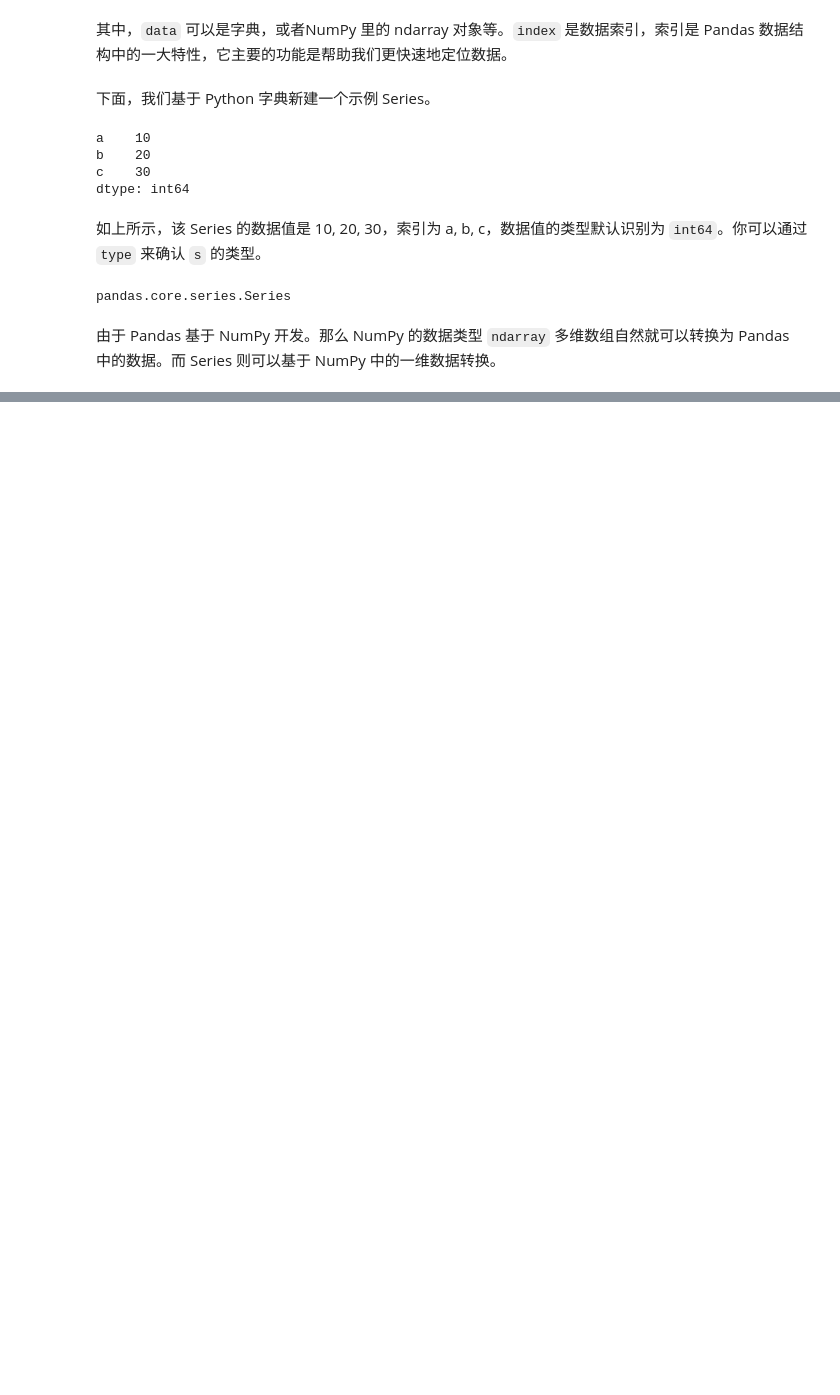
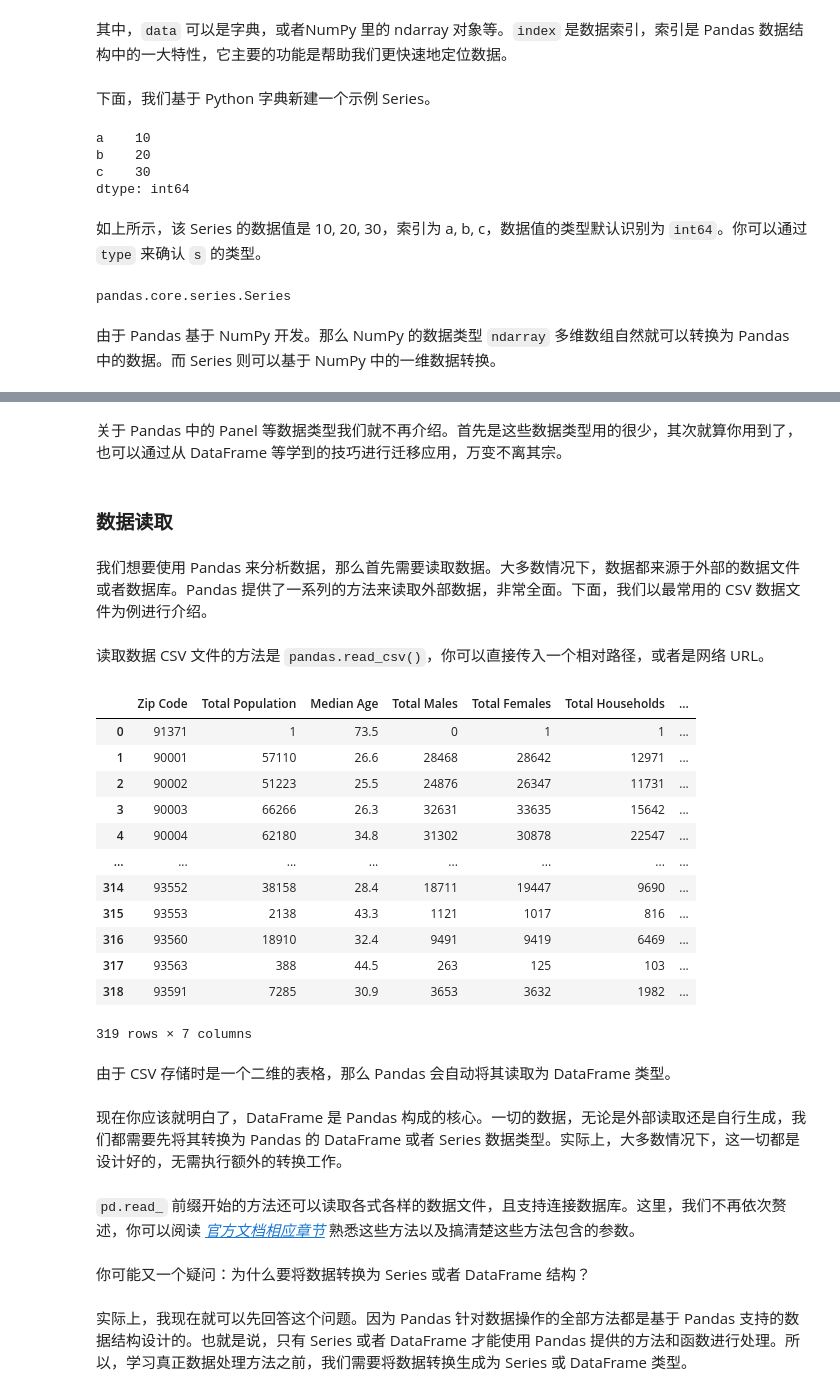
Before and after one commit to KingsleyCheng2021/Python, a Jupyter notebook: Pandas.ipynb, the cells around one changed output, grey strips where cells are left out. Saved outputs shown, nothing was run; the diff lists cells and outputs as text; code cells hidden in the pictures; blank space fills up the shorter version.

```diff
--- a/Pandas.ipynb
+++ b/Pandas.ipynb
@@ -61,0 +151,35 @@ pandas.core.series.Series
+# %% [markdown]
+关于 Pandas 中的 Panel 等数据类型我们就不再介绍。首先是这些数据类型用的很少，其次就算你用到了，也可以通过从 DataFrame 等学到的技巧进行迁移应用，万变不离其宗。
+# %% [markdown]
+### 数据读取
+# %% [markdown]
+我们想要使用 Pandas 来分析数据，那么首先需要读取数据。大多数情况下，数据都来源于外部的数据文件或者数据库。Pandas 提供了一系列的方法来读取外部数据，非常全面。下面，我们以最常用的 CSV 数据文件为例进行介绍。
+# %% [markdown]
+读取数据 CSV 文件的方法是 `pandas.read_csv()`，你可以直接传入一个相对路径，或者是网络 URL。
+# %%
+df = pd.read_csv("files/Pandas/los_census.csv")
+df
+# %% [output]
+|  | Zip Code | Total Population | Median Age | Total Males | Total Females | Total Households | ... |
+| 0 | 91371 | 1 | 73.5 | 0 | 1 | 1 | ... |
+| 1 | 90001 | 57110 | 26.6 | 28468 | 28642 | 12971 | ... |
+| 2 | 90002 | 51223 | 25.5 | 24876 | 26347 | 11731 | ... |
+| 3 | 90003 | 66266 | 26.3 | 32631 | 33635 | 15642 | ... |
+| 4 | 90004 | 62180 | 34.8 | 31302 | 30878 | 22547 | ... |
+| ... | ... | ... | ... | ... | ... | ... | ... |
+| 314 | 93552 | 38158 | 28.4 | 18711 | 19447 | 9690 | ... |
+| 315 | 93553 | 2138 | 43.3 | 1121 | 1017 | 816 | ... |
+| 316 | 93560 | 18910 | 32.4 | 9491 | 9419 | 6469 | ... |
+| 317 | 93563 | 388 | 44.5 | 263 | 125 | 103 | ... |
+| 318 | 93591 | 7285 | 30.9 | 3653 | 3632 | 1982 | ... |
+319 rows × 7 columns
+# %% [markdown]
+由于 CSV 存储时是一个二维的表格，那么 Pandas 会自动将其读取为 DataFrame 类型。
+# %% [markdown]
+现在你应该就明白了，DataFrame 是 Pandas 构成的核心。一切的数据，无论是外部读取还是自行生成，我们都需要先将其转换为 Pandas 的 DataFrame 或者 Series 数据类型。实际上，大多数情况下，这一切都是设计好的，无需执行额外的转换工作。
+# %% [markdown]
+`pd.read_` 前缀开始的方法还可以读取各式各样的数据文件，且支持连接数据库。这里，我们不再依次赘述，你可以阅读 [<i> 官方文档相应章节</i>](https://pandas.pydata.org/pandas-docs/stable/reference/io.html) 熟悉这些方法以及搞清楚这些方法包含的参数。
+# %% [markdown]
+你可能又一个疑问：为什么要将数据转换为 Series 或者 DataFrame 结构？
+# %% [markdown]
+实际上，我现在就可以先回答这个问题。因为 Pandas 针对数据操作的全部方法都是基于 Pandas 支持的数据结构设计的。也就是说，只有 Series 或者 DataFrame 才能使用 Pandas 提供的方法和函数进行处理。所以，学习真正数据处理方法之前，我们需要将数据转换生成为 Series 或 DataFrame 类型。
```
Also changed, not shown: parts of 121 cells of this notebook, 4 other files.
